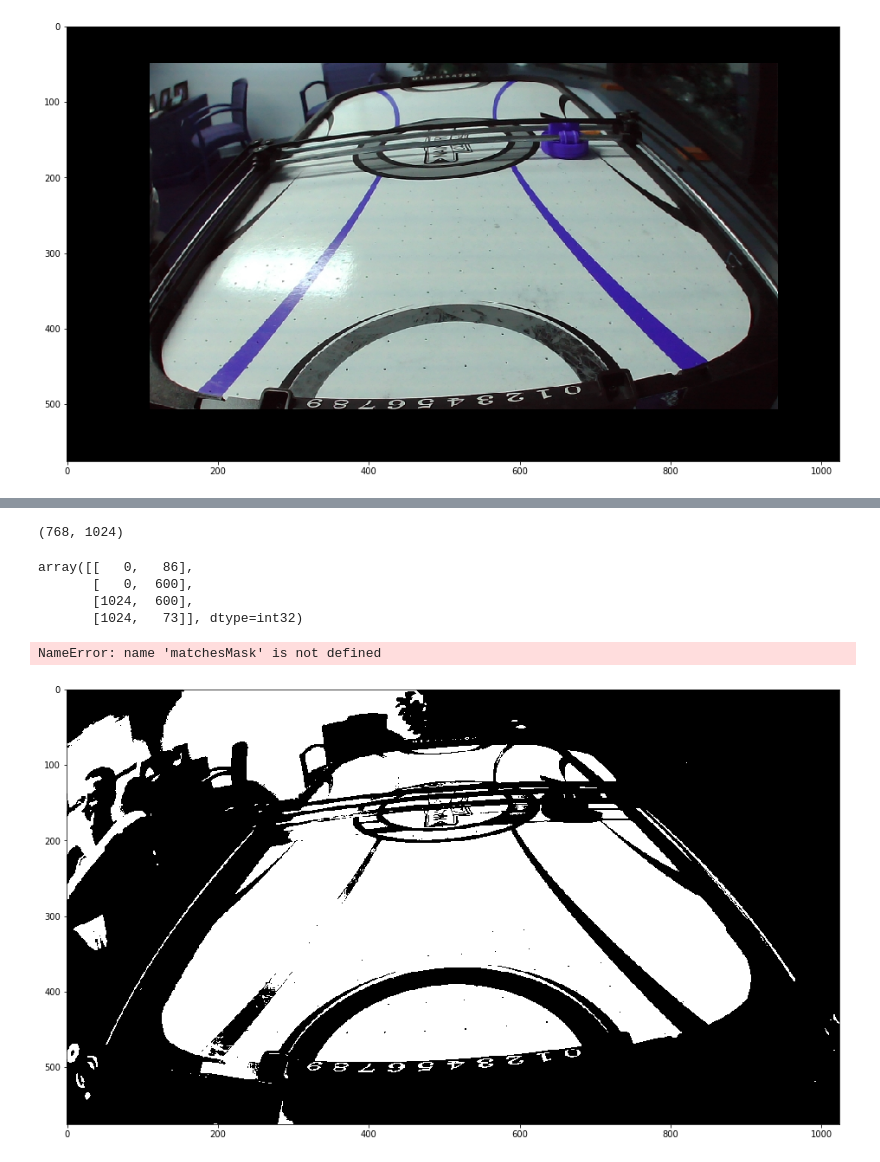
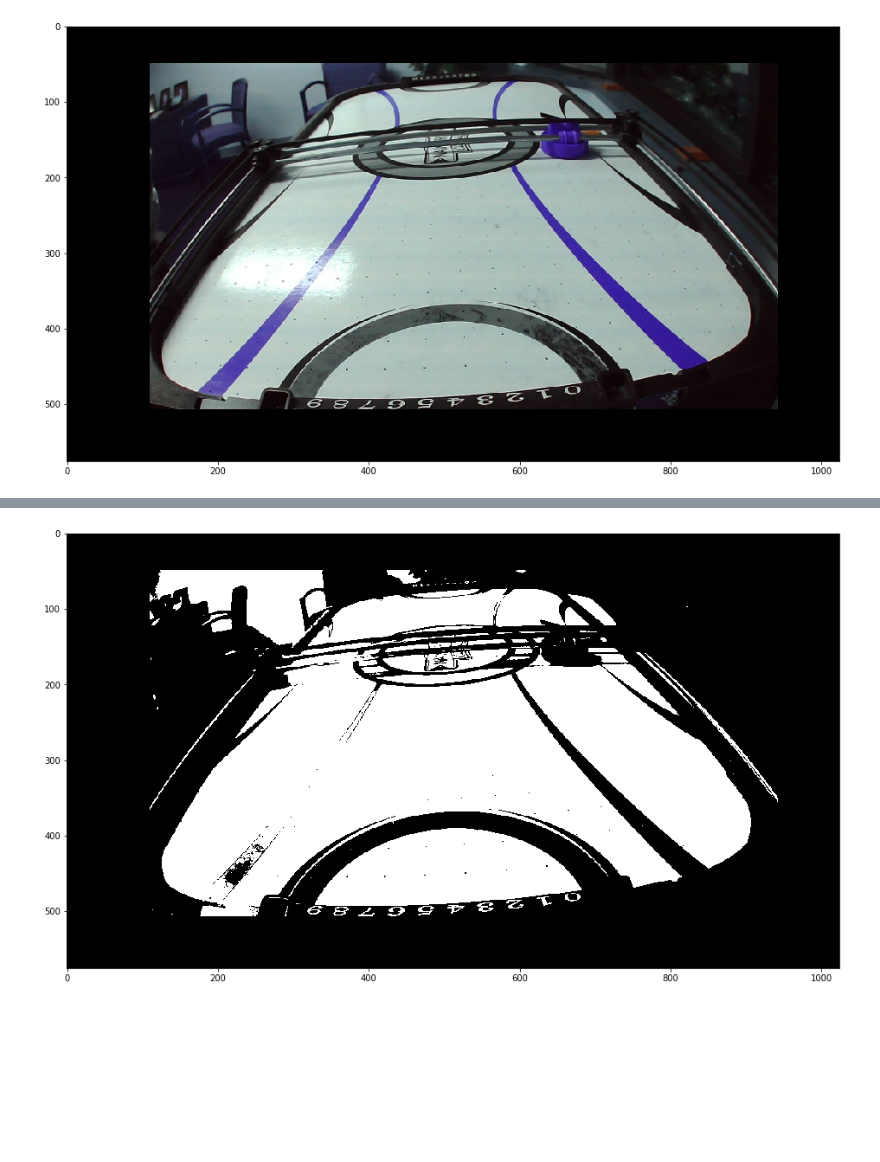
Before and after one commit to Positronic-IO/air-hockey, a Jupyter notebook: notebooks/Untitled.ipynb, the cells around one changed output, grey strips where cells are left out. Saved outputs shown, nothing was run; the diff lists cells and outputs as text; code cells hidden in the pictures; blank space fills up the shorter version.

```diff
--- a/notebooks/Untitled.ipynb
+++ b/notebooks/Untitled.ipynb
@@ -67,7 +67,7 @@ def test(test_gray):
         matchesMask = None
         return None
 # %%
-test_img = cv2.imread("../vision/night.jpg")
+test_img = cv2.imread("./images/night.jpg")
 test_img_gray = cv2.cvtColor(test_img, cv2.COLOR_BGR2GRAY)
 rect = test(test_img_gray)
 test_lined = cv2.polylines(test_img.copy(),[rect],True,255,3, cv2.LINE_AA)
@@ -163,38 +83,9 @@ show_img(result)
-# %%
-img_gray.shape
-# %% [output]
-(768, 1024)
-# %%
-rect2 = rect
-w = 600
-rect2[rect2 < 0] = 0
-mask = np.zeros_like(rect)
-mask[:,1] = 1
-rect2[(rect2 > w) & (mask == 1)] = w
-rect
-# %% [output]
-array([[   0,   86],
-       [   0,  600],
-       [1024,  600],
-       [1024,   73]], dtype=int32)
-# %%
-draw_params = dict(matchColor = (0,255,0), # draw matches in green color
-                   singlePointColor = None,
-                   matchesMask = matchesMask, # draw only inliers
-                   flags = 2)
-
-img3 = cv2.drawMatches(train,kpTrain,test_lined,kpTest,good,None,**draw_params)
-
-show_img(img3)
-# %% [output]
-NameError: name 'matchesMask' is not defined
 # %%
-test = cv2.imread("./images/night.jpg")
-test_gray = cv2.cvtColor(test, cv2.COLOR_BGR2GRAY)
-ret, thresh = cv2.threshold(test_gray,0,255,cv2.THRESH_BINARY+cv2.THRESH_OTSU)
+just_gray = cv2.cvtColor(just_rect, cv2.COLOR_BGR2GRAY)
+ret, thresh = cv2.threshold(just_gray,0,255,cv2.THRESH_BINARY+cv2.THRESH_OTSU)
 show_img(thresh)
 # %% [output]
-[figure, old version]
+[figure, new version]
 # %%
 edges = cv2.Canny(thresh, 1, 1)
 show_img(edges)
```
Also changed, not shown: parts of 17 cells of this notebook, 1 other file.
